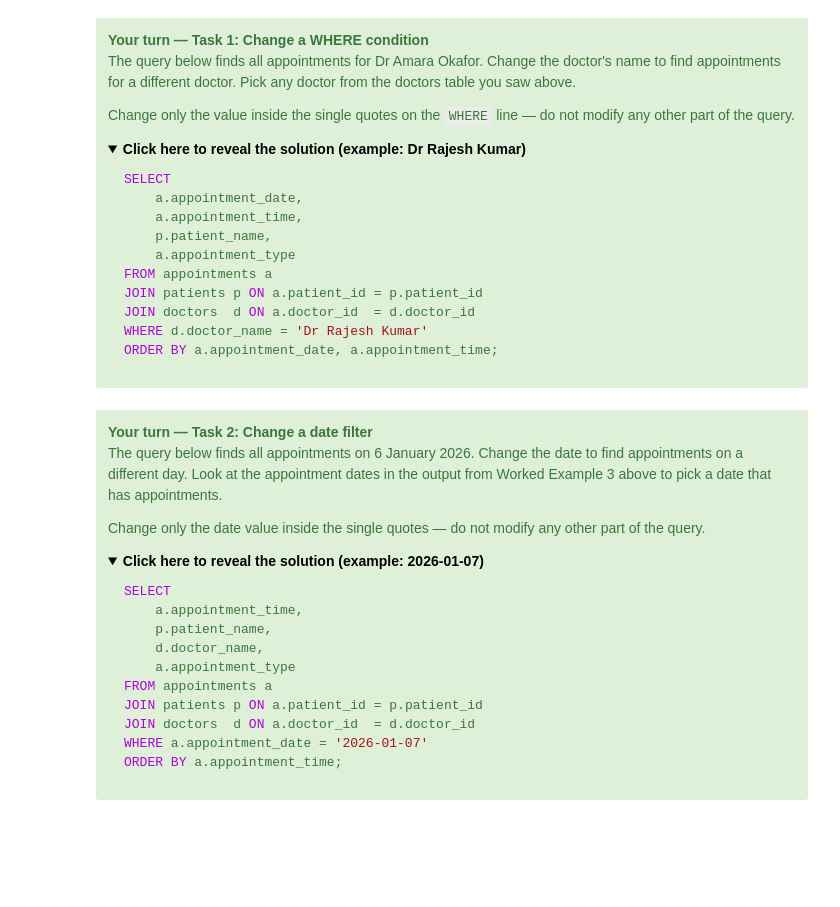
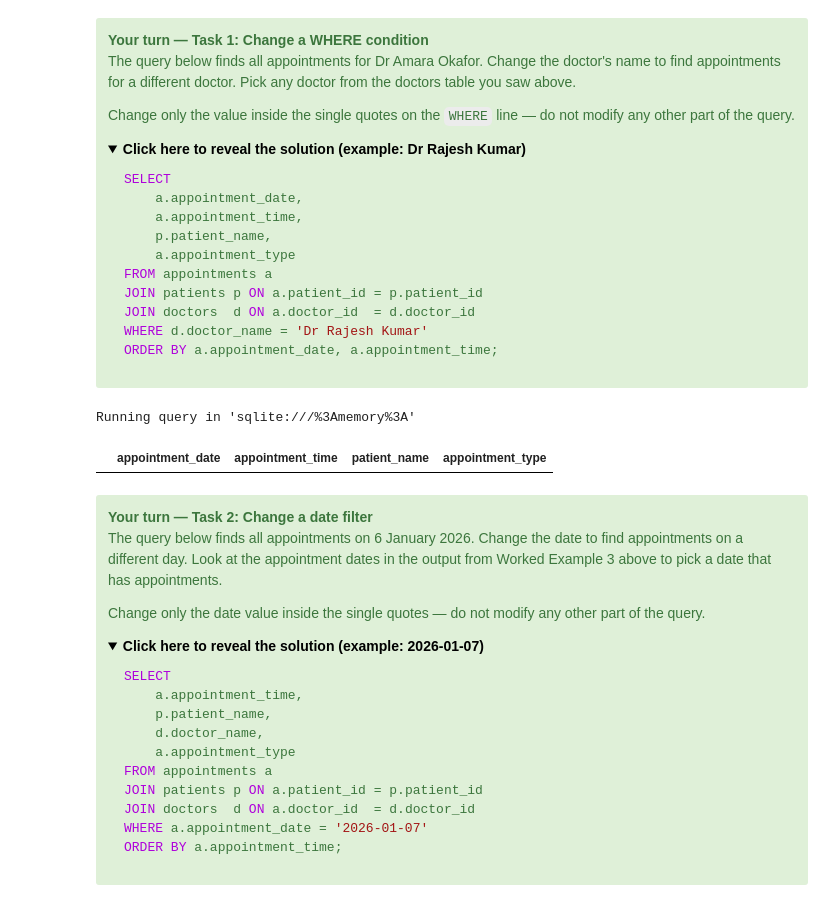
Before and after one commit to Yusuphchoudhury/DT401-Module-Resources, a Jupyter notebook: Week 2/DT401_Week_2_Section_4.ipynb, the cells around one changed output. Cells and saved outputs as stored; diff of their text form; code cells hidden in the pictures; folded sections open; blank space fills up the shorter version.

```diff
--- a/Week 2/DT401_Week_2_Section_4.ipynb
+++ b/Week 2/DT401_Week_2_Section_4.ipynb
@@ -604,15 +681,18 @@ ORDER BY a.appointment_date, a.appointment_time;
 # %%
 %%sql
 SELECT
     a.appointment_date,
     a.appointment_time,
     p.patient_name,
     a.appointment_type
 FROM appointments a
 JOIN patients p ON a.patient_id = p.patient_id
 JOIN doctors  d ON a.doctor_id  = d.doctor_id
-WHERE d.doctor_name = 'Dr Amara Okafor'  -- TODO: Change this to a different doctor's name
+WHERE d.doctor_name = 'Dr Yusuph Choudhury'  -- TODO: Change this to a different doctor's name
 ORDER BY a.appointment_date, a.appointment_time;
+# %% [output]
+Running query in 'sqlite:///%3Amemory%3A'
+|  | appointment_date | appointment_time | patient_name | appointment_type |
 # %% [markdown]
 <div class="alert alert-block alert-success">
 <b>Your turn — Task 2: Change a date filter</b><br>
```
Also changed, not shown: parts of 17 cells of this notebook, 4 other files.
